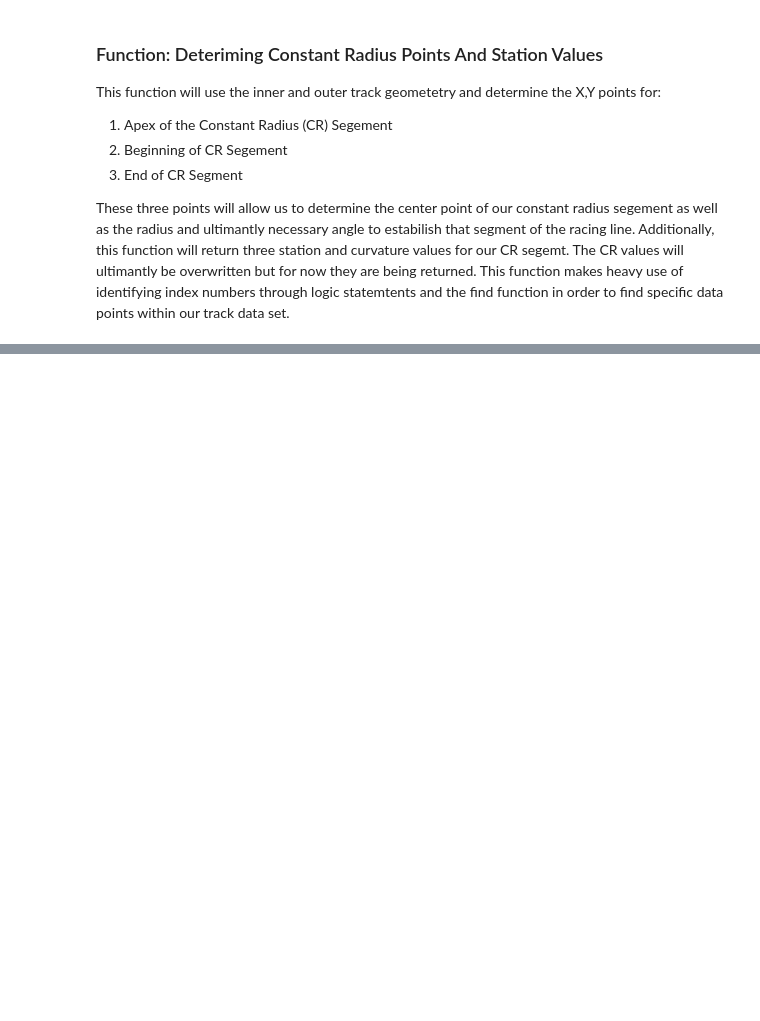
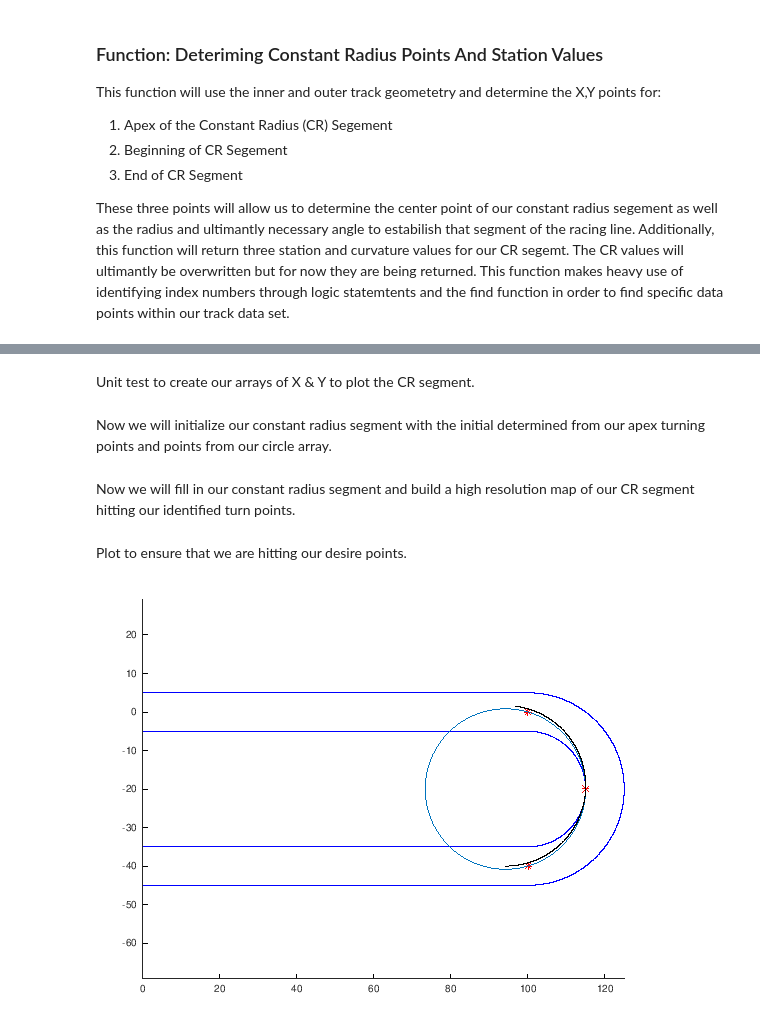
Before and after one commit to PostMatthew/Laptime_Simulation_ME391, a Jupyter notebook: BuildingCustomRacingTracksWithRacing Lines.ipynb, the cells around one changed output, grey strips where cells are left out. Saved outputs shown, nothing was run; the diff lists cells and outputs as text; code cells hidden in the pictures; blank space fills up the shorter version.

```diff
--- a/BuildingCustomRacingTracksWithRacingLines.ipynb
+++ b/BuildingCustomRacingTracksWithRacing Lines.ipynb
@@ -945,0 +704,2 @@ bool = 0
+# %% [markdown]
+Unit test to create our arrays of X & Y to plot the CR segment.
@@ -945,0 +708,2 @@ bool = 0
+# %% [markdown]
+Now we will initialize our constant radius segment with the initial determined from our apex turning points and points from our circle array.
@@ -945,0 +714,2 @@ bool = 0
+# %% [markdown]
+Now we will fill in our constant radius segment and build a high resolution map of our CR segment hitting our identified turn points.
@@ -945,0 +718,13 @@ bool = 0
+# %% [markdown]
+Plot to ensure that we are hitting our desire points.
+# %%
+figure()
+hold on
+plot(track.inner.X,track.inner.Y,"b")
+plot(track.outer.X,track.outer.Y,"b")
+plot(X_TP,Y_TP,"*r")
+plot(X_CR_circle, Y_CR_circle)
+plot(CR_segment.X,CR_segment.Y,"k")
+axis equal
+# %% [output]
+[figure, added]
```
Also changed, not shown: parts of 75 cells of this notebook.
